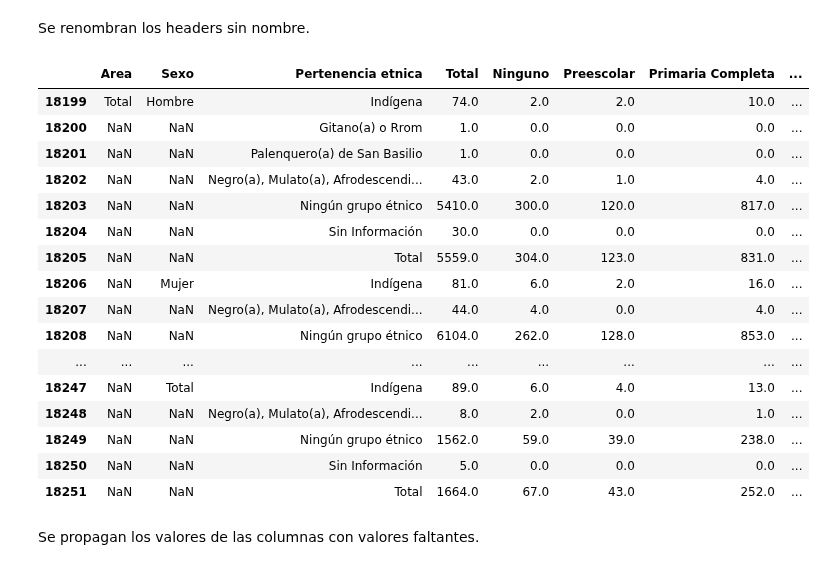
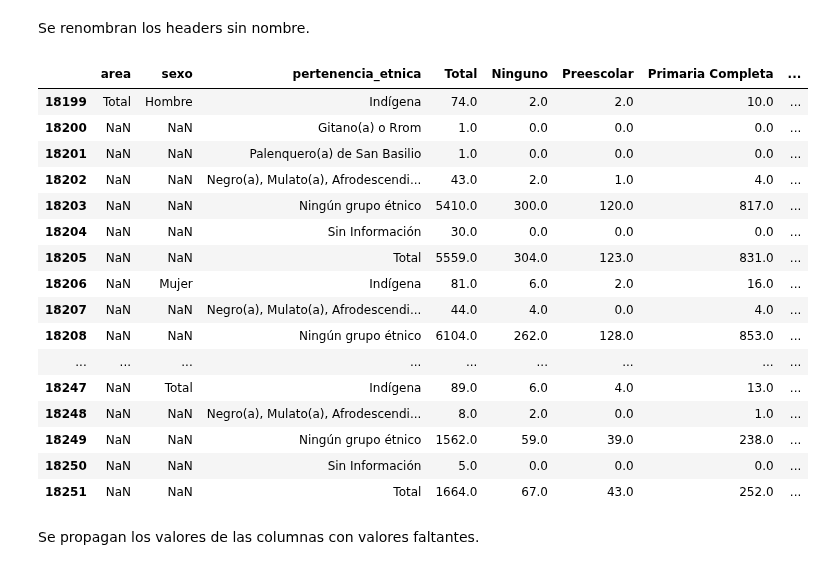
Before and after one commit to Schiavi13/Censo-Viterbo-Caldas-2018, a Jupyter notebook: source_to_csv_19pm.ipynb, the cells around one changed output. Drawn from its saved outputs; the diff is of its cells as text; code cells hidden in the pictures.

```diff
--- a/source_to_csv_19pm.ipynb
+++ b/source_to_csv_19pm.ipynb
@@ -75,10 +75,10 @@ df_19pm
 # %% [markdown]
 Se renombran los headers sin nombre.
 # %%
-df_19pm.rename(columns={'Unnamed: 2': 'Area', 'Unnamed: 3': 'Sexo', 'Unnamed: 4': 'Pertenencia etnica'}, inplace=True)
+df_19pm.rename(columns={'Unnamed: 2': 'area', 'Unnamed: 3': 'sexo', 'Unnamed: 4': 'pertenencia_etnica'}, inplace=True)
 df_19pm
 # %% [output]
-|  | Area | Sexo | Pertenencia etnica | Total | Ninguno | Preescolar | Primaria Completa | ... |
+|  | area | sexo | pertenencia_etnica | Total | Ninguno | Preescolar | Primaria Completa | ... |
 | 18199 | Total | Hombre | Indígena | 74.0 | 2.0 | 2.0 | 10.0 | ... |
 | 18200 | NaN | NaN | Gitano(a) o Rrom | 1.0 | 0.0 | 0.0 | 0.0 | ... |
 | 18201 | NaN | NaN | Palenquero(a) de San Basilio | 1.0 | 0.0 | 0.0 | 0.0 | ... |
```
Also changed, not shown: parts of 6 cells of this notebook, 2 other files.
